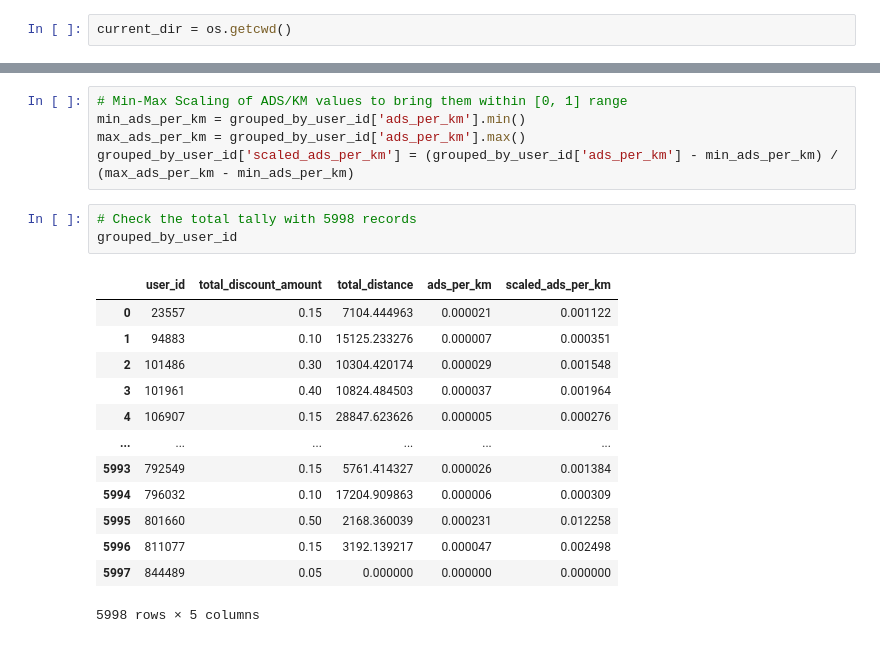
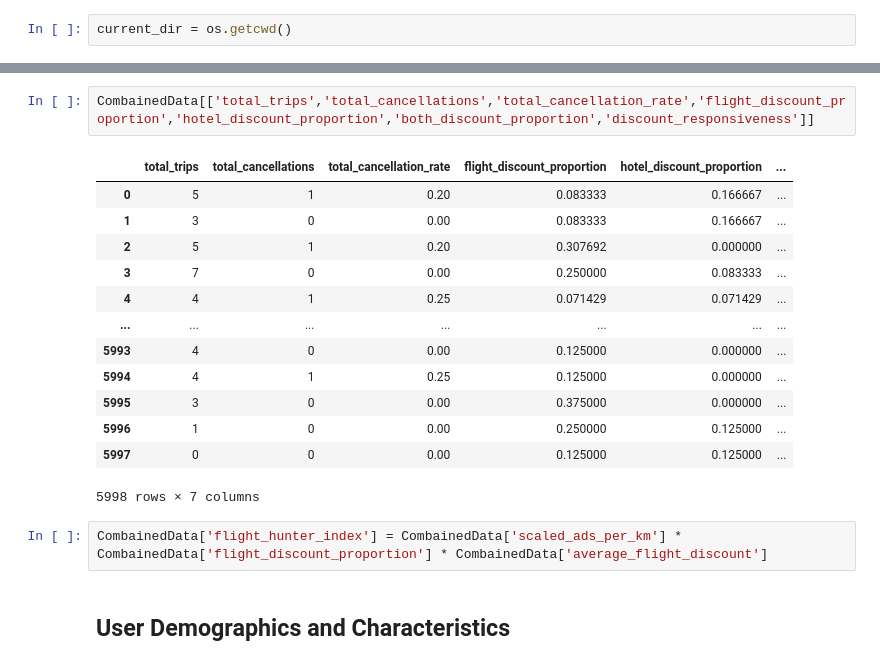
Before and after one commit to sanvichu/Traveltide, a Jupyter notebook: TravelTide.ipynb, the cells around one changed output, grey strips where cells are left out. Saved outputs shown, nothing was run; the diff lists cells and outputs as text.

```diff
--- a/TravelTide.ipynb
+++ b/TravelTide.ipynb
@@ -172,22 +114,20 @@ grouped_by_user_id['ads_per_km'] = grouped_by_user_id.apply(
-# %%
-# Min-Max Scaling of ADS/KM values to bring them within [0, 1] range
-min_ads_per_km = grouped_by_user_id['ads_per_km'].min()
-max_ads_per_km = grouped_by_user_id['ads_per_km'].max()
-grouped_by_user_id['scaled_ads_per_km'] = (grouped_by_user_id['ads_per_km'] - min_ads_per_km) / (max_ads_per_km - min_ads_per_km)
-# %%
-# Check the total tally with 5998 records
-grouped_by_user_id
-# %% [output]
-|  | user_id | total_discount_amount | total_distance | ads_per_km | scaled_ads_per_km |
-| 0 | 23557 | 0.15 | 7104.444963 | 0.000021 | 0.001122 |
-| 1 | 94883 | 0.10 | 15125.233276 | 0.000007 | 0.000351 |
-| 2 | 101486 | 0.30 | 10304.420174 | 0.000029 | 0.001548 |
-| 3 | 101961 | 0.40 | 10824.484503 | 0.000037 | 0.001964 |
-| 4 | 106907 | 0.15 | 28847.623626 | 0.000005 | 0.000276 |
-| ... | ... | ... | ... | ... | ... |
-| 5993 | 792549 | 0.15 | 5761.414327 | 0.000026 | 0.001384 |
-| 5994 | 796032 | 0.10 | 17204.909863 | 0.000006 | 0.000309 |
-| 5995 | 801660 | 0.50 | 2168.360039 | 0.000231 | 0.012258 |
-| 5996 | 811077 | 0.15 | 3192.139217 | 0.000047 | 0.002498 |
-| 5997 | 844489 | 0.05 | 0.000000 | 0.000000 | 0.000000 |
-5998 rows × 5 columns
+# %%
+CombainedData[['total_trips','total_cancellations','total_cancellation_rate','flight_discount_proportion','hotel_discount_proportion','both_discount_proportion','discount_responsiveness']]
+# %% [output]
+|  | total_trips | total_cancellations | total_cancellation_rate | flight_discount_proportion | hotel_discount_proportion | ... |
+| 0 | 5 | 1 | 0.20 | 0.083333 | 0.166667 | ... |
+| 1 | 3 | 0 | 0.00 | 0.083333 | 0.166667 | ... |
+| 2 | 5 | 1 | 0.20 | 0.307692 | 0.000000 | ... |
+| 3 | 7 | 0 | 0.00 | 0.250000 | 0.083333 | ... |
+| 4 | 4 | 1 | 0.25 | 0.071429 | 0.071429 | ... |
+| ... | ... | ... | ... | ... | ... | ... |
+| 5993 | 4 | 0 | 0.00 | 0.125000 | 0.000000 | ... |
+| 5994 | 4 | 1 | 0.25 | 0.125000 | 0.000000 | ... |
+| 5995 | 3 | 0 | 0.00 | 0.375000 | 0.000000 | ... |
+| 5996 | 1 | 0 | 0.00 | 0.250000 | 0.125000 | ... |
+| 5997 | 0 | 0 | 0.00 | 0.125000 | 0.125000 | ... |
+5998 rows × 7 columns
+# %%
+CombainedData['flight_hunter_index'] = CombainedData['scaled_ads_per_km'] * CombainedData['flight_discount_proportion'] * CombainedData['average_flight_discount']
+# %% [markdown]
+## User Demographics and Characteristics
```
Also changed, not shown: parts of 27 cells of this notebook, 2 other files.
